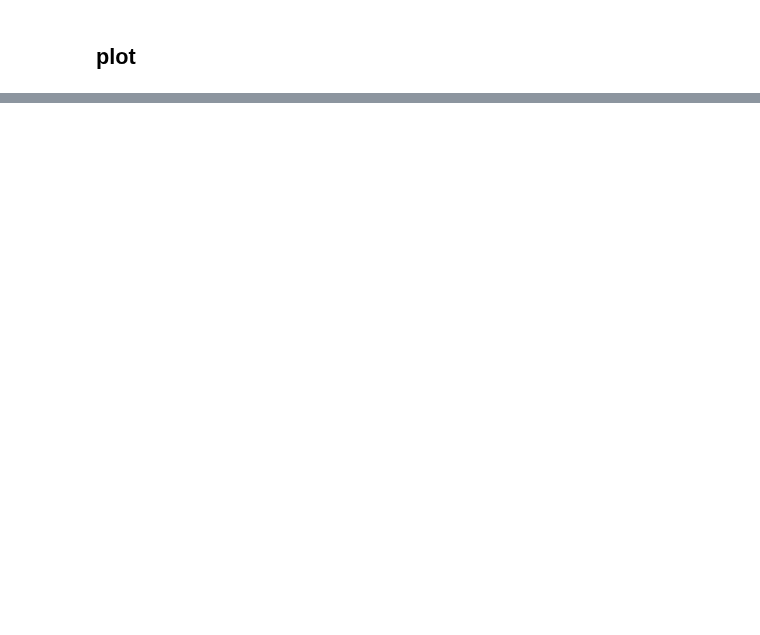
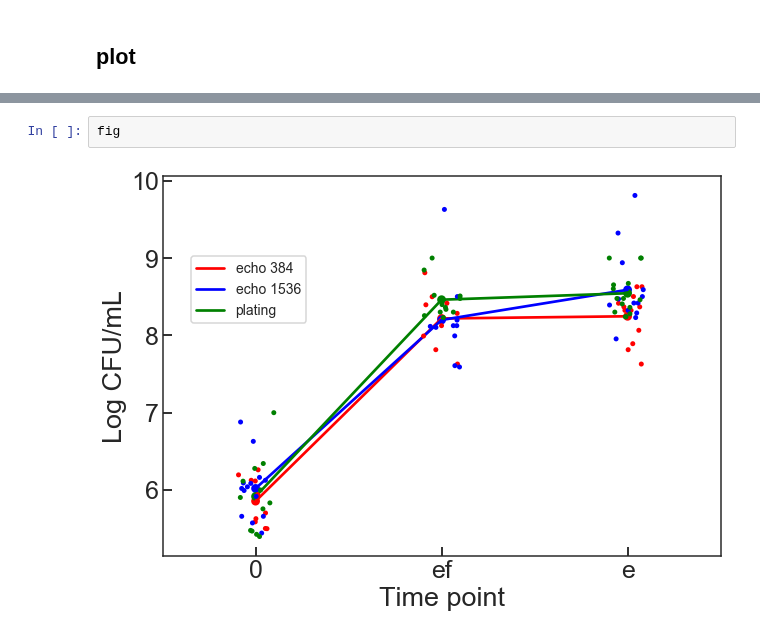
Before and after one commit to geezerbriefs/xpspython, a Jupyter notebook: cfu/plot cfu data.ipynb, the cells around one changed output, grey strips where cells are left out. Drawn from its saved outputs; the diff is of its cells as text; blank space fills up the shorter version.

```diff
--- a/cfu/plot cfu data.ipynb
+++ b/cfu/plot cfu data.ipynb
@@ -289,0 +131,4 @@ g.savefig('cfu_afrac_errbar.pdf')
+# %%
+fig
+# %% [output]
+[figure, added]
```
Also changed, not shown: parts of 31 cells of this notebook.
